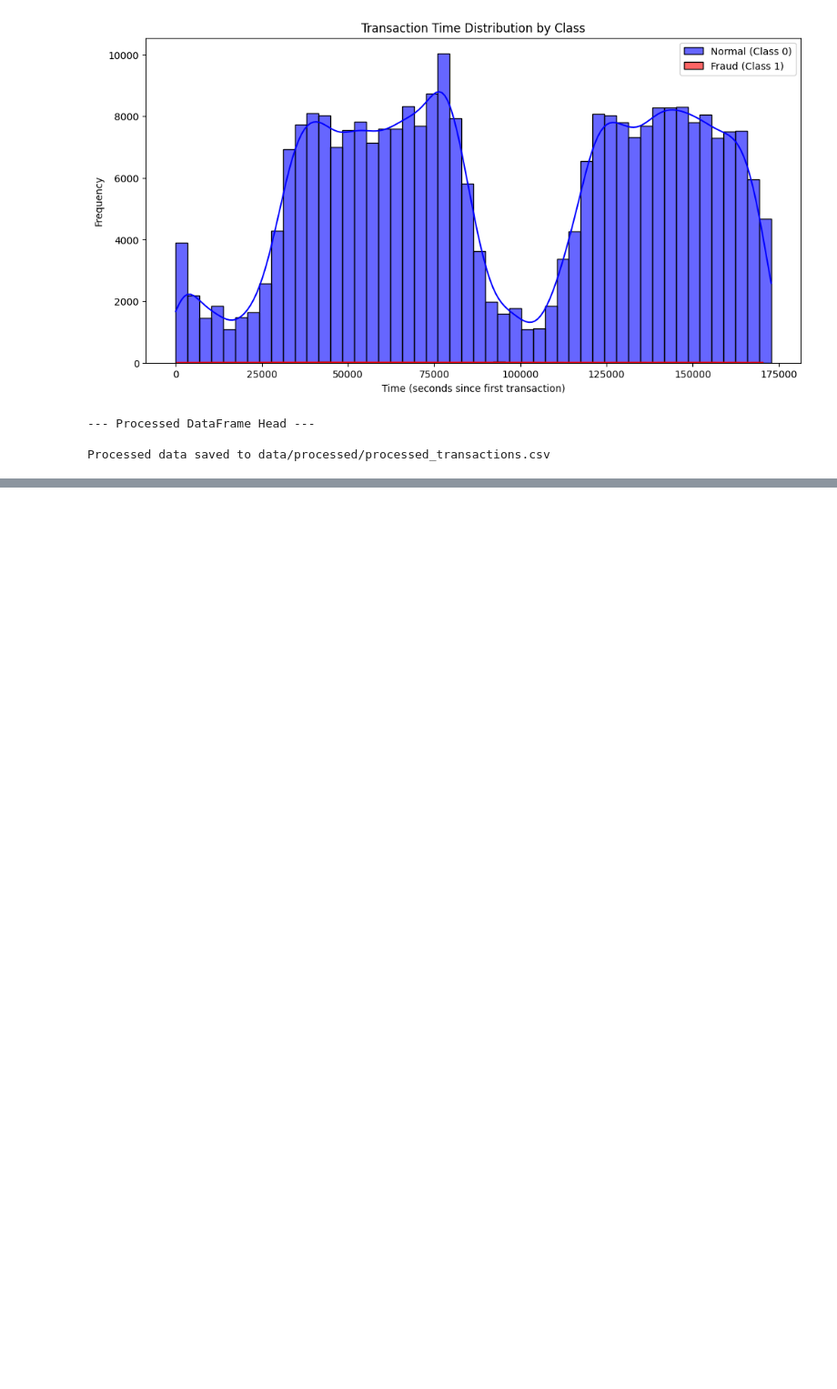
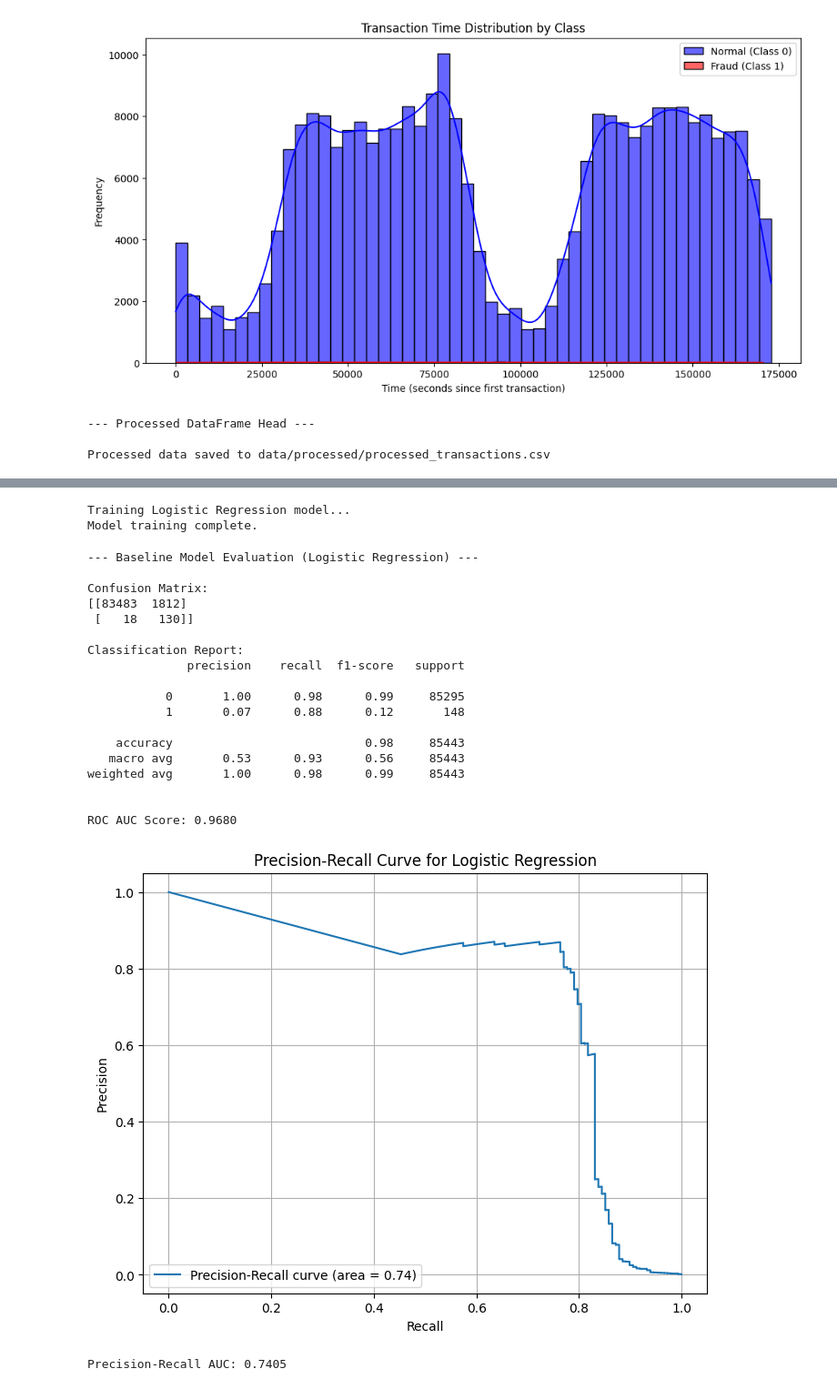
Before and after one commit to NRicky25/anomaly-detector, a Jupyter notebook: notebooks/model_training_v1.ipynb, the cells around one changed output, grey strips where cells are left out. Shown: that part at 91% size. Saved outputs shown, nothing was run; the diff lists cells and outputs as text; code cells hidden in the pictures; blank space fills up the shorter version.

```diff
--- a/notebooks/model_training_v1.ipynb
+++ b/notebooks/model_training_v1.ipynb
@@ -9,7 +10,7 @@ import os
 pd.set_option('display.max_columns', None)
 pd.set_option('display.width', 1000)
 
-csv_file_path = 'data/raw/creditcard.csv'
+csv_file_path = '../data/raw/creditcard.csv'
 try:
     df = pd.read_csv(csv_file_path)
     print("Dataset loaded successfully!")
@@ -135,3 +136,11 @@ print("\nProcessed data saved to data/processed/processed_transactions.csv")
 --- Processed DataFrame Head ---
 
 Processed data saved to data/processed/processed_transactions.csv
+# %%
+# Cell for X and y separation
+X = df_processed.drop('Class', axis=1) # All columns except 'Class'
+y = df_processed['Class']             # The 'Class' column
+print(f"Features (X) shape: {X.shape}")
+print(f"Target (y) shape: {y.shape}")
+print(f"First 5 rows of X:\n{X.head()}")
+print(f"\nFirst 5 values of y:\n{y.head()}")
@@ -137,0 +198,67 @@ Processed data saved to data/processed/processed_transactions.csv
+# %%
+# Cell for Logistic Regression training
+from sklearn.linear_model import LogisticRegression
+from sklearn.metrics import classification_report, confusion_matrix, roc_auc_score, precision_recall_curve, auc
+import matplotlib.pyplot as plt # Ensure matplotlib is imported for plotting
+
+print("Training Logistic Regression model...")
+model_lr = LogisticRegression(solver='liblinear', random_state=42, class_weight='balanced')
+model_lr.fit(X_train, y_train)
+print("Model training complete.")
+# %% [output]
+Training Logistic Regression model...
+Model training complete.
+# %%
+# Cell for model evaluation
+y_pred_lr = model_lr.predict(X_test)
+y_prob_lr = model_lr.predict_proba(X_test)[:, 1] # Probabilities for the positive class (fraud)
+
+print("\n--- Baseline Model Evaluation (Logistic Regression) ---")
+
+# Confusion Matrix
+print("\nConfusion Matrix:")
+print(confusion_matrix(y_test, y_pred_lr))
+
+# Classification Report (Precision, Recall, F1-score)
+print("\nClassification Report:")
+print(classification_report(y_test, y_pred_lr))
+
+# ROC AUC Score
+roc_auc = roc_auc_score(y_test, y_prob_lr)
+print(f"\nROC AUC Score: {roc_auc:.4f}")
+
+# Precision-Recall Curve (Plot)
+precision, recall, _ = precision_recall_curve(y_test, y_prob_lr)
+pr_auc = auc(recall, precision)
+
+plt.figure(figsize=(8, 6))
+plt.plot(recall, precision, label=f'Precision-Recall curve (area = {pr_auc:.2f})')
+plt.xlabel('Recall')
+plt.ylabel('Precision')
+plt.title('Precision-Recall Curve for Logistic Regression')
+plt.legend(loc='lower left')
+plt.grid(True)
+plt.show()
+
+print(f"\nPrecision-Recall AUC: {pr_auc:.4f}")
+# %% [output]
+--- Baseline Model Evaluation (Logistic Regression) ---
+
+Confusion Matrix:
+[[83483  1812]
+ [   18   130]]
+
+Classification Report:
+              precision    recall  f1-score   support
+
+           0       1.00      0.98      0.99     85295
+           1       0.07      0.88      0.12       148
+
+    accuracy                           0.98     85443
+   macro avg       0.53      0.93      0.56     85443
+weighted avg       1.00      0.98      0.99     85443
+
+
+ROC AUC Score: 0.9680
+[figure, added]
+Precision-Recall AUC: 0.7405
```
Also changed, not shown: parts of 9 cells of this notebook.
